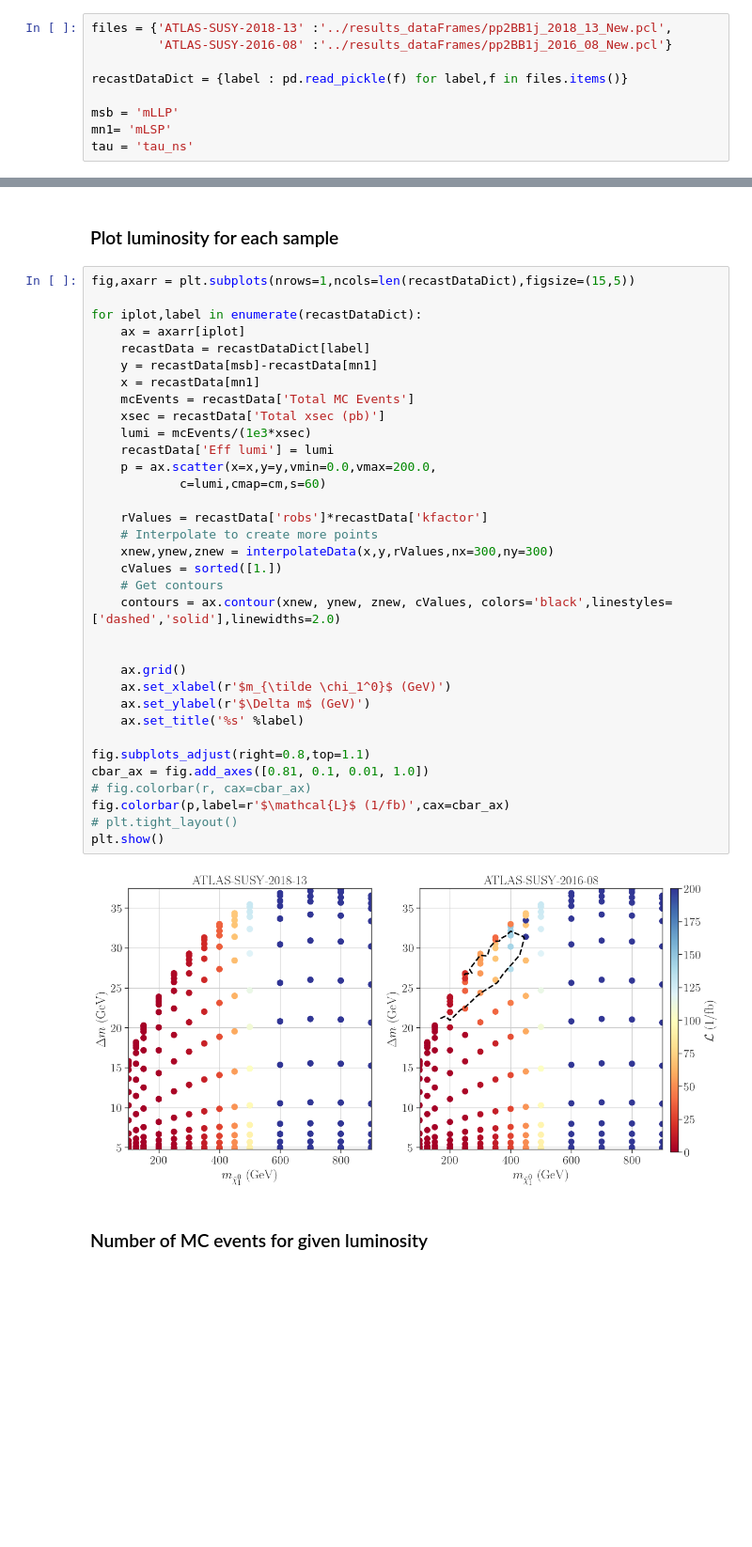
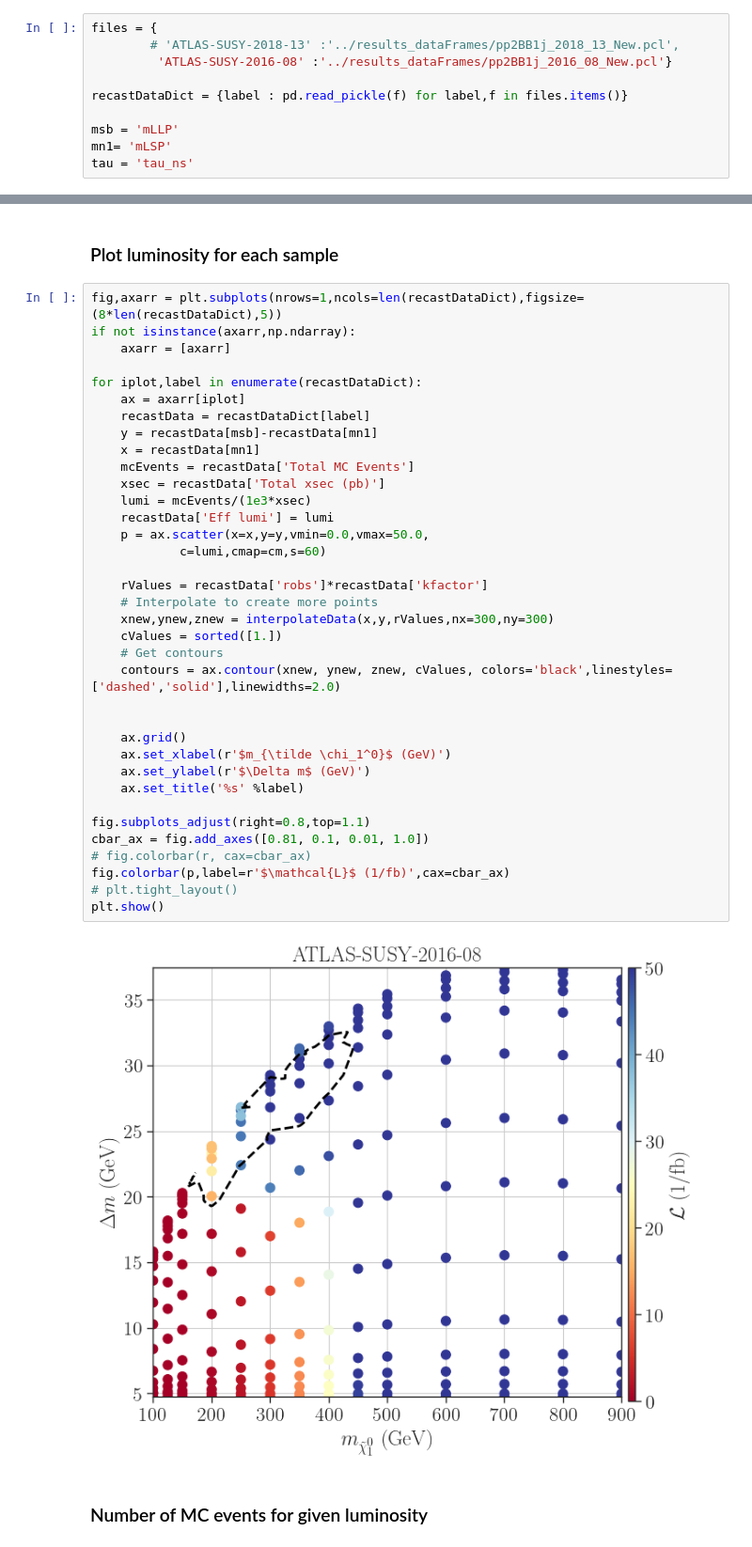
Before and after one commit to andlessa/LLP-CDFO, a Jupyter notebook: plotting/checkMCstats_ATLAS.ipynb, the cells around one changed output, grey strips where cells are left out. Shown at 94% size. Cells and saved outputs as stored; diff of their text form; blank space fills up the shorter version.

```diff
--- a/plotting/checkMCstats_ATLAS.ipynb
+++ b/plotting/checkMCstats_ATLAS.ipynb
@@ -28,7 +28,8 @@ cm = plt.colormaps['RdYlBu']
 # %% [markdown]
 ### Load Recast Data
 # %%
-files = {'ATLAS-SUSY-2018-13' :'../results_dataFrames/pp2BB1j_2018_13_New.pcl',
+files = {
+        # 'ATLAS-SUSY-2018-13' :'../results_dataFrames/pp2BB1j_2018_13_New.pcl',
          'ATLAS-SUSY-2016-08' :'../results_dataFrames/pp2BB1j_2016_08_New.pcl'}
 
 recastDataDict = {label : pd.read_pickle(f) for label,f in files.items()}
@@ -48,41 +49,43 @@ for label,df in recastDataDict.items():
 # %% [markdown]
 ### Plot luminosity for each sample
 # %%
-fig,axarr = plt.subplots(nrows=1,ncols=len(recastDataDict),figsize=(15,5))
+fig,axarr = plt.subplots(nrows=1,ncols=len(recastDataDict),figsize=(8*len(recastDataDict),5))
+if not isinstance(axarr,np.ndarray):
+    axarr = [axarr]
 
 for iplot,label in enumerate(recastDataDict):
     ax = axarr[iplot]
     recastData = recastDataDict[label]
     y = recastData[msb]-recastData[mn1]
     x = recastData[mn1]
     mcEvents = recastData['Total MC Events']
     xsec = recastData['Total xsec (pb)']
     lumi = mcEvents/(1e3*xsec)
     recastData['Eff lumi'] = lumi
-    p = ax.scatter(x=x,y=y,vmin=0.0,vmax=200.0,
+    p = ax.scatter(x=x,y=y,vmin=0.0,vmax=50.0,
             c=lumi,cmap=cm,s=60)
 
     rValues = recastData['robs']*recastData['kfactor']
     # Interpolate to create more points
     xnew,ynew,znew = interpolateData(x,y,rValues,nx=300,ny=300)
     cValues = sorted([1.])
     # Get contours
     contours = ax.contour(xnew, ynew, znew, cValues, colors='black',linestyles=['dashed','solid'],linewidths=2.0)
 
 
     ax.grid()
     ax.set_xlabel(r'$m_{\tilde \chi_1^0}$ (GeV)')
     ax.set_ylabel(r'$\Delta m$ (GeV)')
     ax.set_title('%s' %label)
 
 fig.subplots_adjust(right=0.8,top=1.1)
 cbar_ax = fig.add_axes([0.81, 0.1, 0.01, 1.0])
 # fig.colorbar(r, cax=cbar_ax)
 fig.colorbar(p,label=r'$\mathcal{L}$ (1/fb)',cax=cbar_ax)
 # plt.tight_layout()
 plt.show()
 # %% [output]
-[figure, old version]
+[figure, new version]
 # %% [markdown]
 ### Number of MC events for given luminosity
 # %%
```
Also changed, not shown: parts of 14 cells of this notebook, 9 other files.
